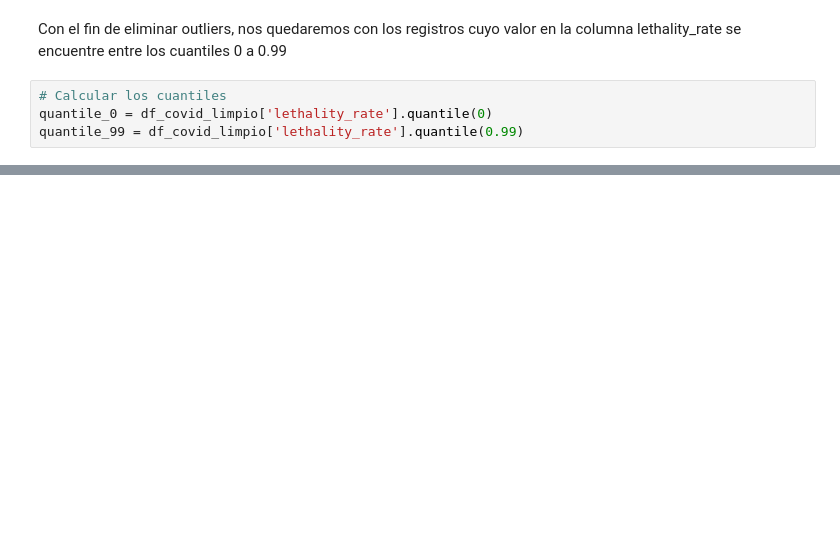
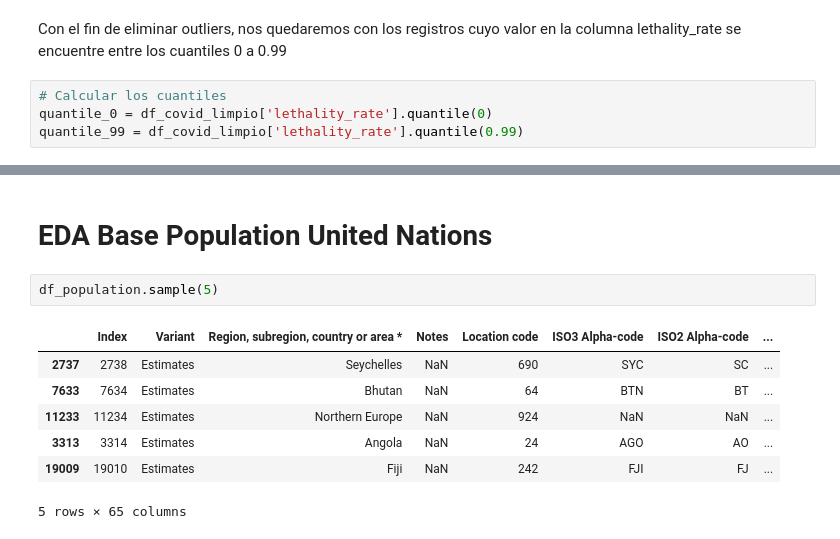
Before and after one commit to wilferalexander/Covid19, a Jupyter notebook: Covid19.ipynb, the cells around one changed output, grey strips where cells are left out. Saved outputs shown, nothing was run; the diff lists cells and outputs as text; blank space fills up the shorter version.

```diff
--- a/Covid19.ipynb
+++ b/Covid19.ipynb
@@ -413,0 +398,12 @@ df_covid_limpio.sample(5)
+# %% [markdown]
+# EDA Base Population United Nations
+# %%
+df_population.sample(5)
+# %% [output]
+|  | Index | Variant | Region, subregion, country or area * | Notes | Location code | ISO3 Alpha-code | ISO2 Alpha-code | ... |
+| 2737 | 2738 | Estimates | Seychelles | NaN | 690 | SYC | SC | ... |
+| 7633 | 7634 | Estimates | Bhutan | NaN | 64 | BTN | BT | ... |
+| 11233 | 11234 | Estimates | Northern Europe | NaN | 924 | NaN | NaN | ... |
+| 3313 | 3314 | Estimates | Angola | NaN | 24 | AGO | AO | ... |
+| 19009 | 19010 | Estimates | Fiji | NaN | 242 | FJI | FJ | ... |
+5 rows × 65 columns
```
Also changed, not shown: parts of 15 cells of this notebook.
